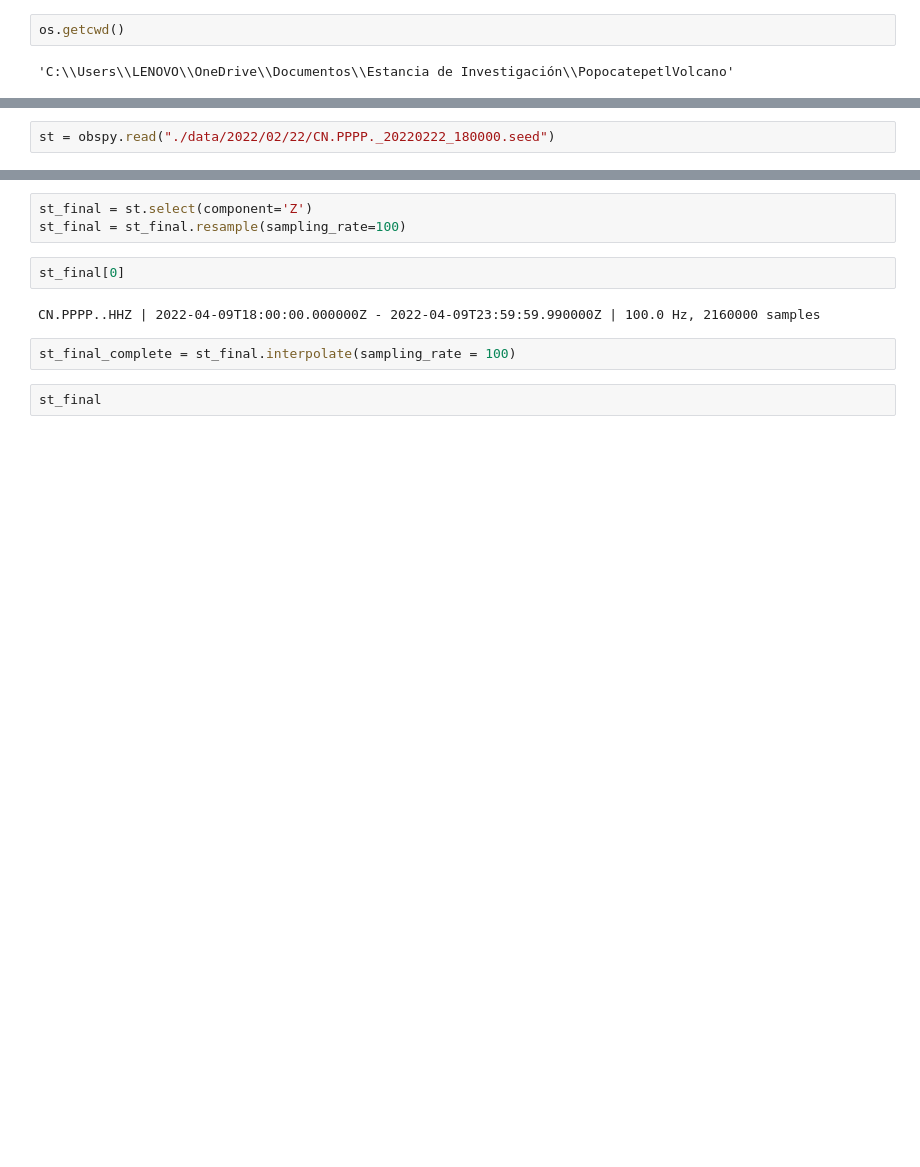
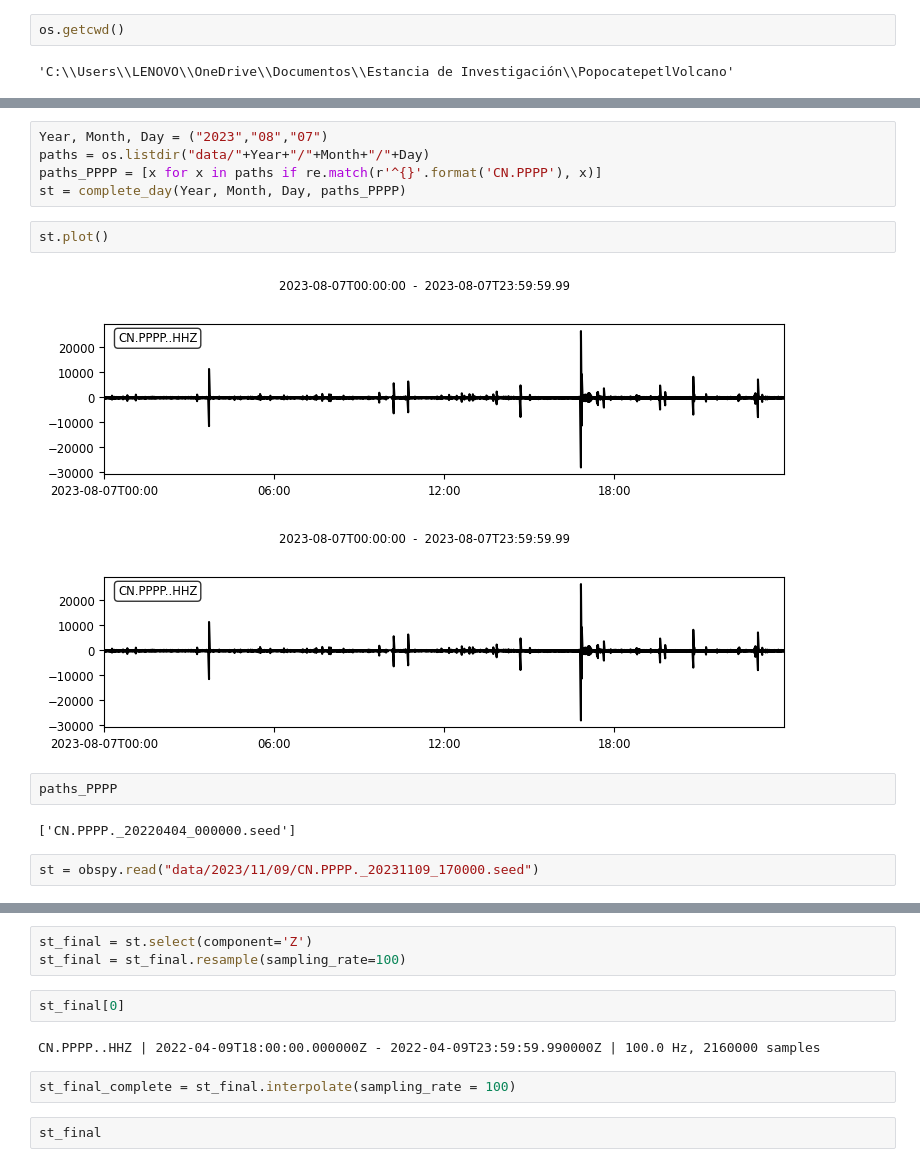
Before and after one commit to javierMoG/PopocatepetlVolcano, a Jupyter notebook: src/Pruebas.ipynb, the cells around one changed output, grey strips where cells are left out. Drawn from its saved outputs; the diff is of its cells as text; blank space fills up the shorter version.

```diff
--- a/src/Pruebas.ipynb
+++ b/src/Pruebas.ipynb
@@ -164,2 +170,16 @@ A suitable encoding will be chosen.
+# %%
+Year, Month, Day = ("2023","08","07")
+paths = os.listdir("data/"+Year+"/"+Month+"/"+Day)
+paths_PPPP = [x for x in paths if re.match(r'^{}'.format('CN.PPPP'), x)]
+st = complete_day(Year, Month, Day, paths_PPPP)
+# %%
+st.plot()
+# %% [output]
+[figure, added]
+[figure, added]
+# %%
+paths_PPPP
+# %% [output]
+['CN.PPPP._20220404_000000.seed']
 # %%
-st = obspy.read("./data/2022/02/22/CN.PPPP._20220222_180000.seed")
+st = obspy.read("data/2023/11/09/CN.PPPP._20231109_170000.seed")
```
Also changed, not shown: parts of 9 cells of this notebook, 1 other file.
